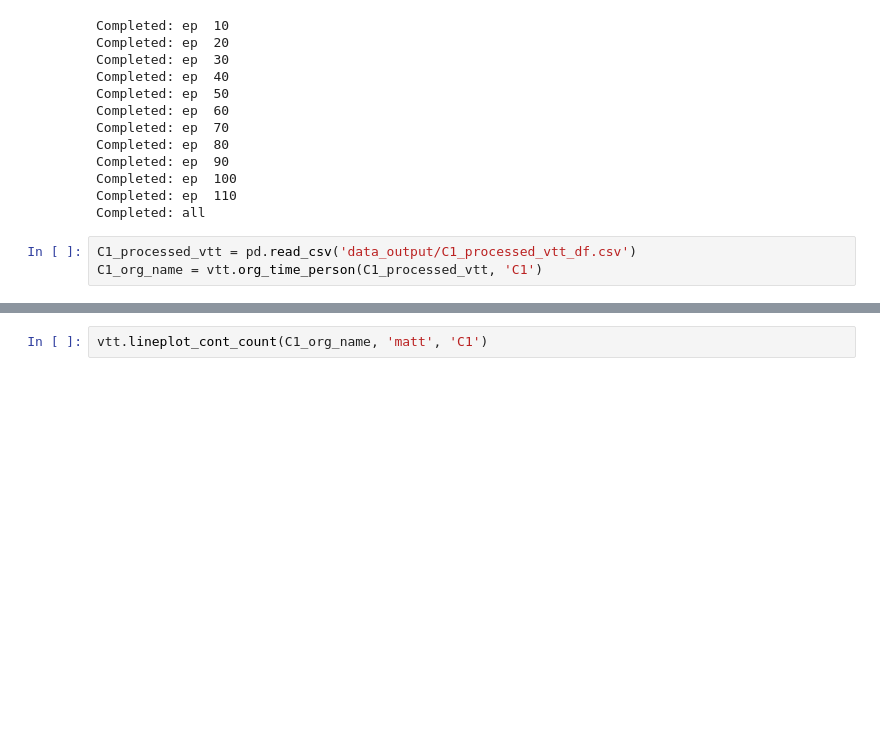
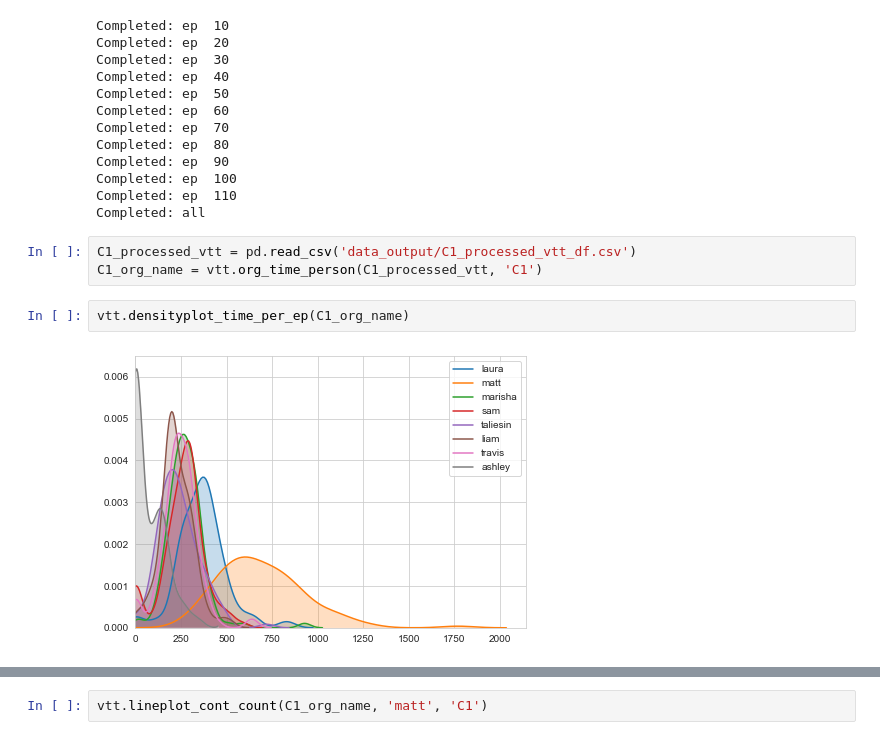
Before and after one commit to albechen/critical-role-transcript-statistics, a Jupyter notebook: cr_transcript.ipynb, the cells around one changed output, grey strips where cells are left out. Saved outputs shown, nothing was run; the diff lists cells and outputs as text; blank space fills up the shorter version.

Commit message:
feat: added density plot visual

```diff
--- a/cr_transcript.ipynb
+++ b/cr_transcript.ipynb
@@ -38,6 +38,10 @@ Completed: all
 # %%
 C1_processed_vtt = pd.read_csv('data_output/C1_processed_vtt_df.csv')
 C1_org_name = vtt.org_time_person(C1_processed_vtt, 'C1')
+# %%
+vtt.densityplot_time_per_ep(C1_org_name)
+# %% [output]
+[figure, added]
 # %%
 vtt.lineplot_per_ep(C1_org_name, 'matt', 'C1')
 # %% [output]
```
Also changed, not shown: parts of 5 cells of this notebook, 2 other files.
